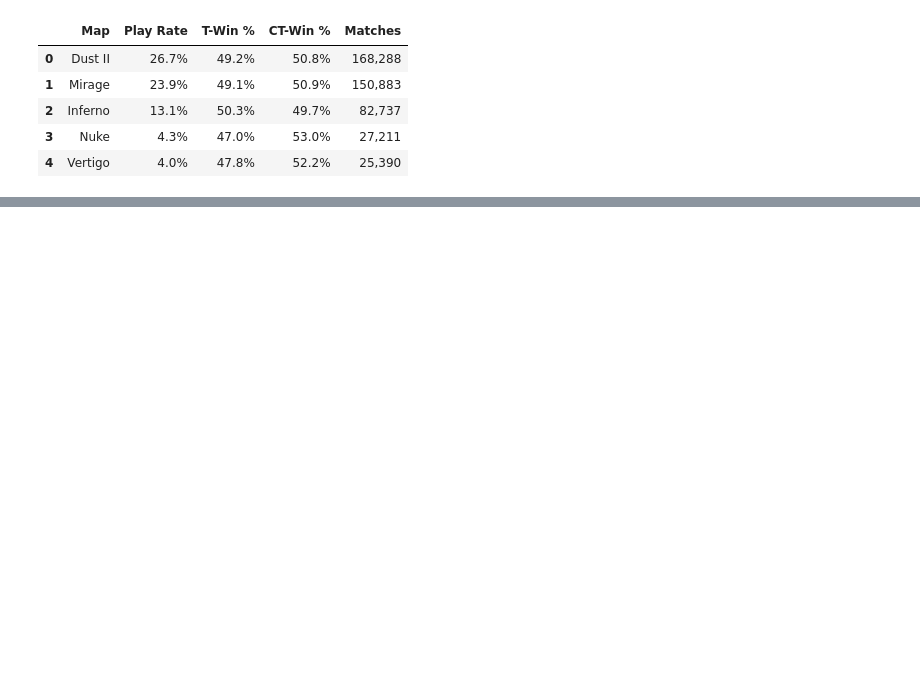
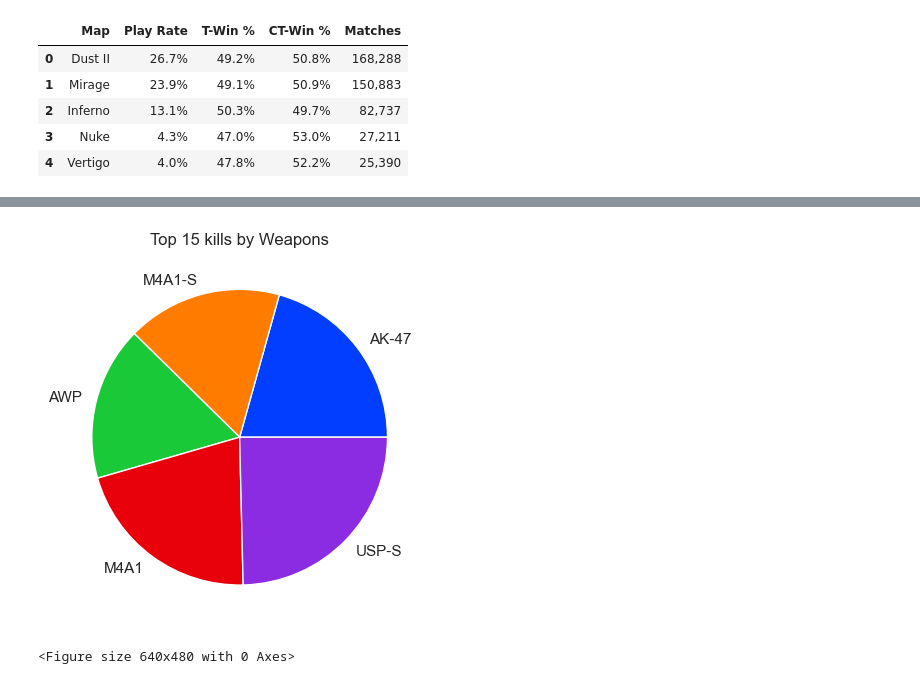
Before and after one commit to oondels/counter-strike2024-stats, a Jupyter notebook: counter_strike.ipynb, the cells around one changed output, grey strips where cells are left out. Cells and saved outputs as stored; diff of their text form; code cells hidden in the pictures; blank space fills up the shorter version.

```diff
--- a/counter_strike.ipynb
+++ b/counter_strike.ipynb
@@ -13,0 +169,3 @@ maps.head()
+# %%
+weapons = pd.read_csv("weapons_statistics.csv")
+weapons.head()
@@ -13,0 +213,3 @@ maps.head()
+# %%
+weapons.rename(columns={"HS %": "HS-%", "Chest %": "Chest-%", "Leg %": "Leg-%", "Total Kills": "Total-Kills"}, inplace=True)
+weapons.columns
@@ -13,0 +218,7 @@ maps.head()
+# %%
+weapons["HS-%"] = weapons["HS-%"].str.rstrip("%").astype("float")
+weapons["Chest-%"] = weapons["Chest-%"].str.rstrip("%").astype("float")
+weapons["Leg-%"] = weapons["Leg-%"].str.rstrip("%").astype("float")
+weapons["Total-Kills"] = weapons["Total-Kills"].str.replace(",", "")
+# %%
+weapons["Total-Kills"] = weapons["Total-Kills"].astype("int")
@@ -13,0 +277,10 @@ maps.head()
+# %%
+colors = sns.color_palette("bright")
+
+plt.pie(x = weapons["HS-%"][0:5], labels = weapons["Weapon"][0:5], colors = colors)
+plt.title("Top 15 kills by Weapons")
+plt.show()
+plt.clf()
+# %% [output]
+[figure, added]
+<Figure size 640x480 with 0 Axes>
```
Also changed, not shown: parts of 31 cells of this notebook.
